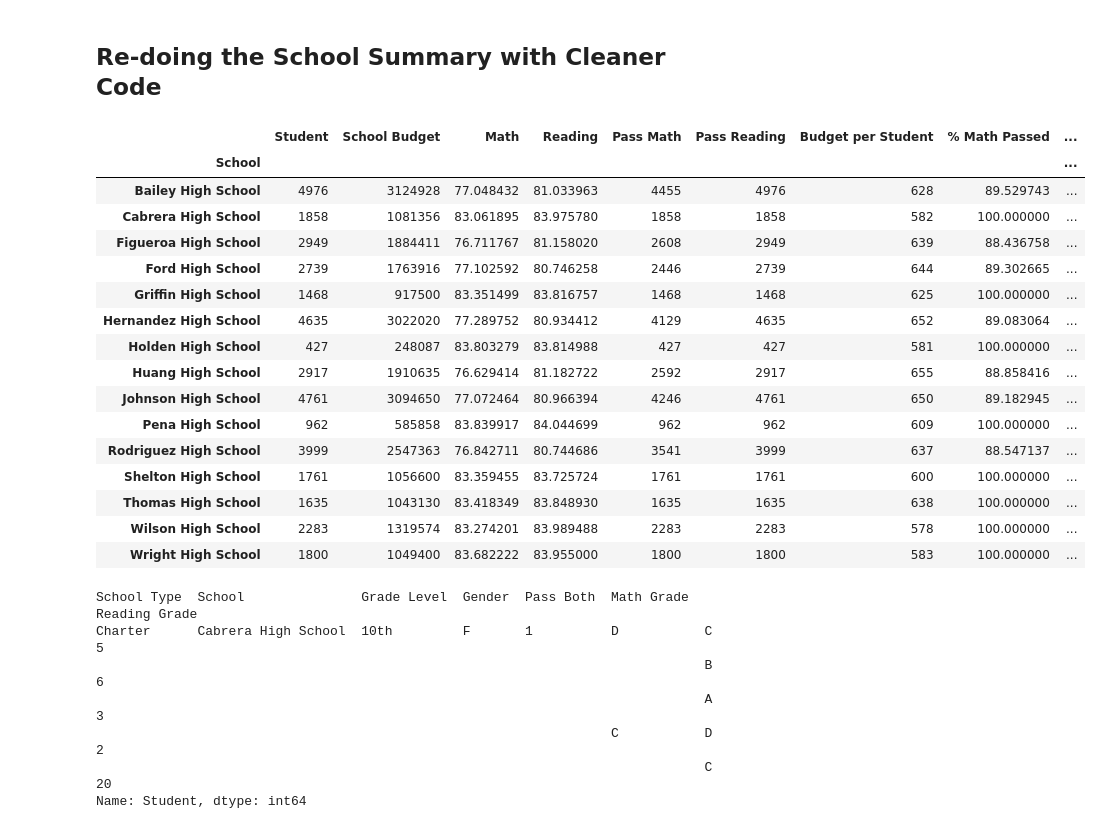
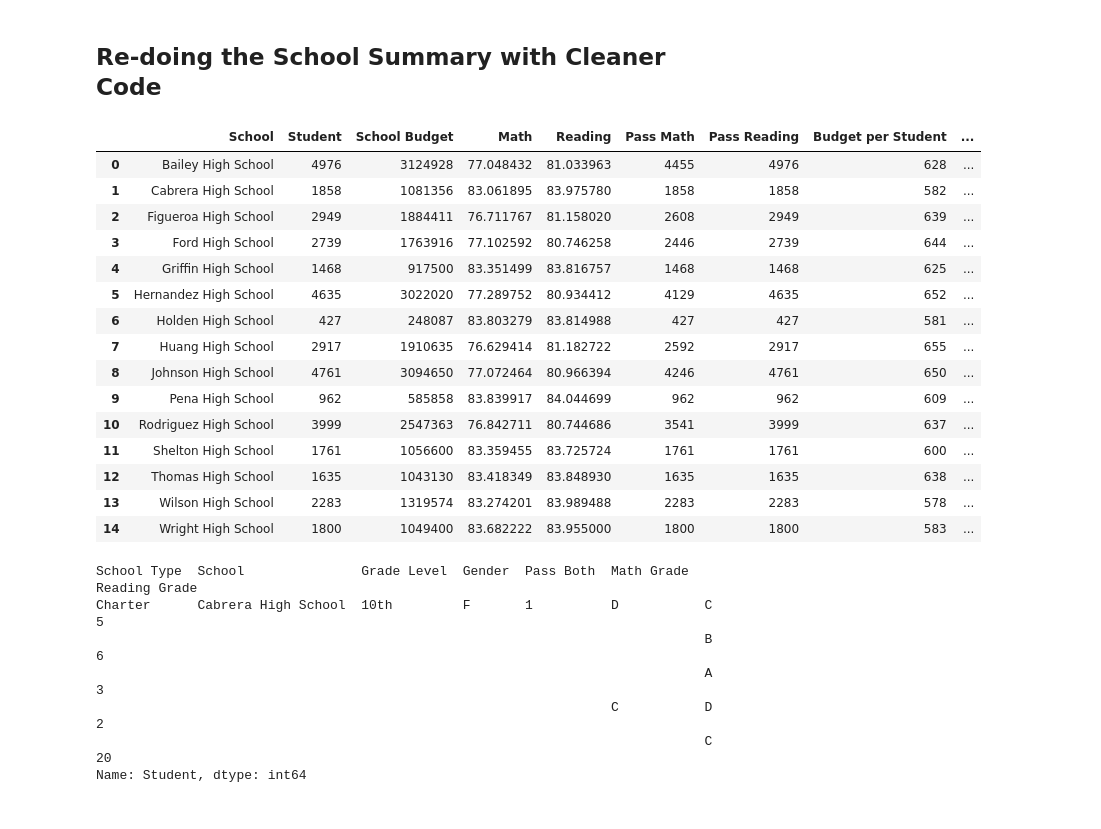
Before and after one commit to savvysol/04_Pandas_Homework_Woodall, a Jupyter notebook: PyCitySchools_Woodall/PySchool_Woodall.ipynb, the cells around one changed output. Cells and saved outputs as stored; diff of their text form; code cells hidden in the pictures.

Commit message:
fixed an index issue on the School Summary output.

```diff
--- a/PyCitySchools_Woodall/PySchool_Woodall.ipynb
+++ b/PyCitySchools_Woodall/PySchool_Woodall.ipynb
@@ -261,40 +261,39 @@ school_summary1 = students_schools\
 ## Re-doing the School Summary with Cleaner Code
 # %%
 # Re-doing the School Summary with the agg function
-School_Summary = students_schools.groupby('School').agg({
+School_Summary = students_schools.groupby('School',as_index=False).agg({
     'Student':'count',
     'School Budget':'first',
     'Math':'mean',
     'Reading':'mean',
     'Pass Math':'sum',
     'Pass Reading':'sum',
 })
 
 # DUDE!  That was so much clean.  Thanks Glen!
 School_Summary['Budget per Student'] = School_Summary['School Budget']//School_Summary['Student']
 School_Summary['% Math Passed'] = School_Summary['Pass Math']/School_Summary['Student']*100
 School_Summary['% Reading Passed'] = School_Summary['Pass Reading']/School_Summary['Student']*100
 
 School_Summary.to_csv("Output/School Summary.csv", index=False, header=True)
 School_Summary
 # %% [output]
-|  | Student | School Budget | Math | Reading | Pass Math | Pass Reading | Budget per Student | % Math Passed | ... |
-| School |  |  |  |  |  |  |  |  | ... |
-| Bailey High School | 4976 | 3124928 | 77.048432 | 81.033963 | 4455 | 4976 | 628 | 89.529743 | ... |
-| Cabrera High School | 1858 | 1081356 | 83.061895 | 83.975780 | 1858 | 1858 | 582 | 100.000000 | ... |
-| Figueroa High School | 2949 | 1884411 | 76.711767 | 81.158020 | 2608 | 2949 | 639 | 88.436758 | ... |
-| Ford High School | 2739 | 1763916 | 77.102592 | 80.746258 | 2446 | 2739 | 644 | 89.302665 | ... |
-| Griffin High School | 1468 | 917500 | 83.351499 | 83.816757 | 1468 | 1468 | 625 | 100.000000 | ... |
-| Hernandez High School | 4635 | 3022020 | 77.289752 | 80.934412 | 4129 | 4635 | 652 | 89.083064 | ... |
-| Holden High School | 427 | 248087 | 83.803279 | 83.814988 | 427 | 427 | 581 | 100.000000 | ... |
-| Huang High School | 2917 | 1910635 | 76.629414 | 81.182722 | 2592 | 2917 | 655 | 88.858416 | ... |
-| Johnson High School | 4761 | 3094650 | 77.072464 | 80.966394 | 4246 | 4761 | 650 | 89.182945 | ... |
-| Pena High School | 962 | 585858 | 83.839917 | 84.044699 | 962 | 962 | 609 | 100.000000 | ... |
-| Rodriguez High School | 3999 | 2547363 | 76.842711 | 80.744686 | 3541 | 3999 | 637 | 88.547137 | ... |
-| Shelton High School | 1761 | 1056600 | 83.359455 | 83.725724 | 1761 | 1761 | 600 | 100.000000 | ... |
-| Thomas High School | 1635 | 1043130 | 83.418349 | 83.848930 | 1635 | 1635 | 638 | 100.000000 | ... |
-| Wilson High School | 2283 | 1319574 | 83.274201 | 83.989488 | 2283 | 2283 | 578 | 100.000000 | ... |
-| Wright High School | 1800 | 1049400 | 83.682222 | 83.955000 | 1800 | 1800 | 583 | 100.000000 | ... |
+|  | School | Student | School Budget | Math | Reading | Pass Math | Pass Reading | Budget per Student | ... |
+| 0 | Bailey High School | 4976 | 3124928 | 77.048432 | 81.033963 | 4455 | 4976 | 628 | ... |
+| 1 | Cabrera High School | 1858 | 1081356 | 83.061895 | 83.975780 | 1858 | 1858 | 582 | ... |
+| 2 | Figueroa High School | 2949 | 1884411 | 76.711767 | 81.158020 | 2608 | 2949 | 639 | ... |
+| 3 | Ford High School | 2739 | 1763916 | 77.102592 | 80.746258 | 2446 | 2739 | 644 | ... |
+| 4 | Griffin High School | 1468 | 917500 | 83.351499 | 83.816757 | 1468 | 1468 | 625 | ... |
+| 5 | Hernandez High School | 4635 | 3022020 | 77.289752 | 80.934412 | 4129 | 4635 | 652 | ... |
+| 6 | Holden High School | 427 | 248087 | 83.803279 | 83.814988 | 427 | 427 | 581 | ... |
+| 7 | Huang High School | 2917 | 1910635 | 76.629414 | 81.182722 | 2592 | 2917 | 655 | ... |
+| 8 | Johnson High School | 4761 | 3094650 | 77.072464 | 80.966394 | 4246 | 4761 | 650 | ... |
+| 9 | Pena High School | 962 | 585858 | 83.839917 | 84.044699 | 962 | 962 | 609 | ... |
+| 10 | Rodriguez High School | 3999 | 2547363 | 76.842711 | 80.744686 | 3541 | 3999 | 637 | ... |
+| 11 | Shelton High School | 1761 | 1056600 | 83.359455 | 83.725724 | 1761 | 1761 | 600 | ... |
+| 12 | Thomas High School | 1635 | 1043130 | 83.418349 | 83.848930 | 1635 | 1635 | 638 | ... |
+| 13 | Wilson High School | 2283 | 1319574 | 83.274201 | 83.989488 | 2283 | 2283 | 578 | ... |
+| 14 | Wright High School | 1800 | 1049400 | 83.682222 | 83.955000 | 1800 | 1800 | 583 | ... |
 # %%
 # experimenting with a student report
 student_report = students_schools.groupby(['School Type','School','Grade Level','Gender','Pass Both','Math Grade','Reading Grade'])['Student'].count()
```
Also changed, not shown: 1 other file.
